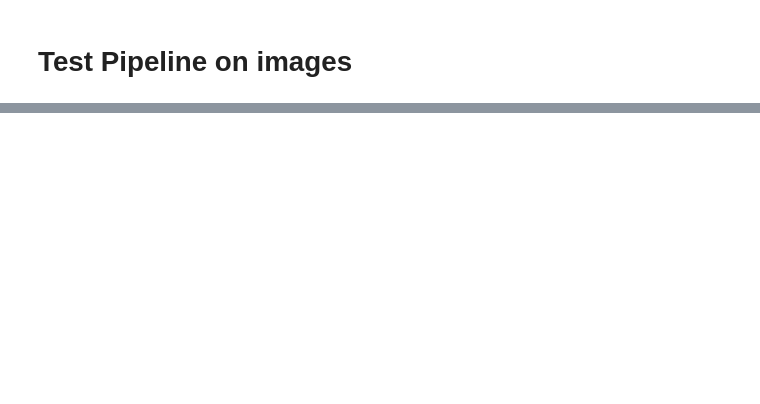
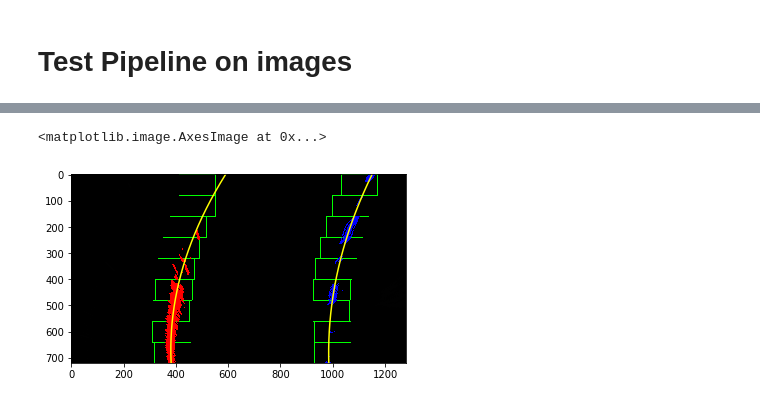
Before and after one commit to magedhassan/CarND-Advanced-Lane-Lines, a Jupyter notebook: advanced-lane-lines.ipynb, the cells around one changed output, grey strips where cells are left out. Cells and saved outputs as stored; diff of their text form; code cells hidden in the pictures; blank space fills up the shorter version.

```diff
--- a/advanced-lane-lines.ipynb
+++ b/advanced-lane-lines.ipynb
@@ -285,0 +424,7 @@ plt.plot(dst[3,0],dst[3,1], '+')
+# %%
+# Calling function fit_polynomial()
+out_img = fit_polynomial(top_down)
+plt.imshow(out_img)
+# %% [output]
+<matplotlib.image.AxesImage at 0x...>
+[figure, added]
```
Also changed, not shown: parts of 9 cells of this notebook.
